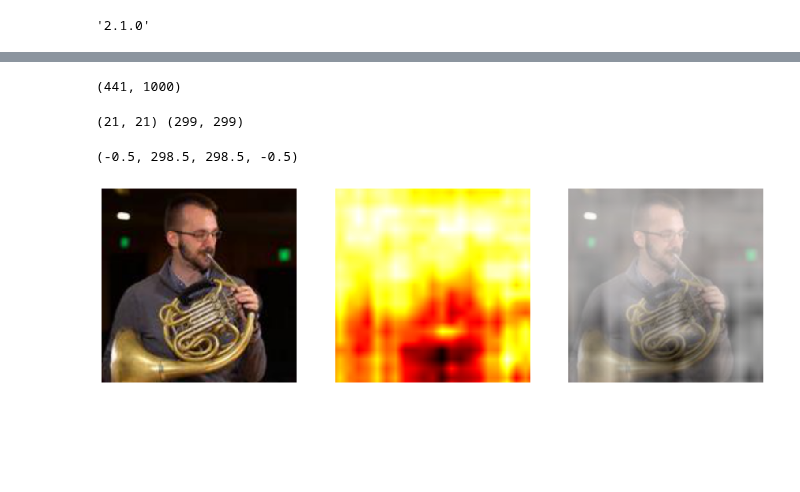
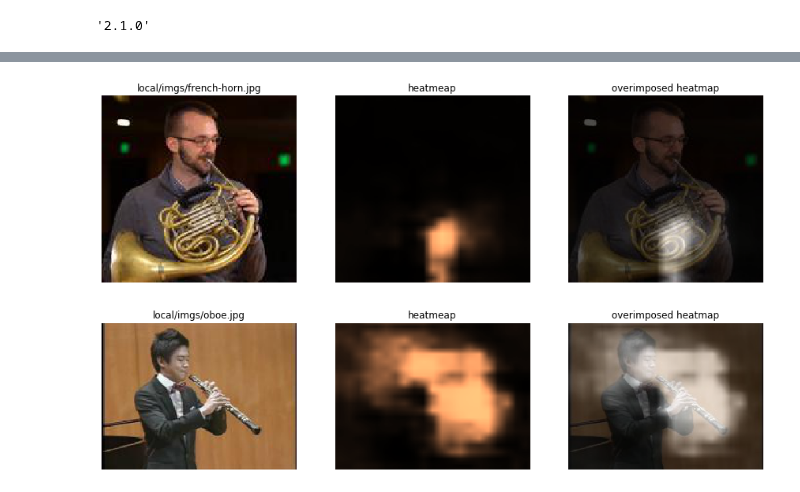
Before and after one commit to jdariasl/DiplomadoEPM_2019, a Jupyter notebook: Modulo3/Modulo 3 (14 - TALLER Interpretability by occlusion).ipynb, the cells around one changed output, grey strips where cells are left out. Saved outputs shown, nothing was run; the diff lists cells and outputs as text; code cells hidden in the pictures; blank space fills up the shorter version.

```diff
--- a/Modulo3/Modulo 3 (14 - TALLER Interpretability by occlusion).ipynb
+++ b/Modulo3/Modulo 3 (14 - TALLER Interpretability by occlusion).ipynb
@@ -135,5 +46,0 @@ pimgs.shape
-# %%
-preds = model.predict(pimgs)
-preds.shape
-# %% [output]
-(441, 1000)
@@ -146,20 +47,8 @@ for h in range(output_height):
-# %%
-sheatmap = resize(heatmap, aimg.shape[:-1])
-print (heatmap.shape, sheatmap.shape)
-# %% [output]
-(21, 21) (299, 299)
-# %%
-plt.figure(figsize=(15,6))
-plt.subplot(131)
-plt.imshow(aimg)
-plt.axis("off")
-plt.subplot(132)
-plt.imshow(sheatmap, cmap=plt.cm.hot)
-plt.axis("off")
-plt.subplot(133)
-plt.imshow(aimg)
-plt.imshow(sheatmap, cmap=plt.cm.Greys_r,alpha=.7)
-plt.axis("off")
-# %% [output]
-(-0.5, 298.5, 298.5, -0.5)
-[figure, removed]
+# %%
+Image("local/imgs/french-horn-heatmap.png")
+# %% [output]
+[figure, added]
+# %%
+Image("local/imgs/oboe-heatmap.png")
+# %% [output]
+[figure, added]
```
Also changed, not shown: parts of 24 cells of this notebook, 1 other file.
